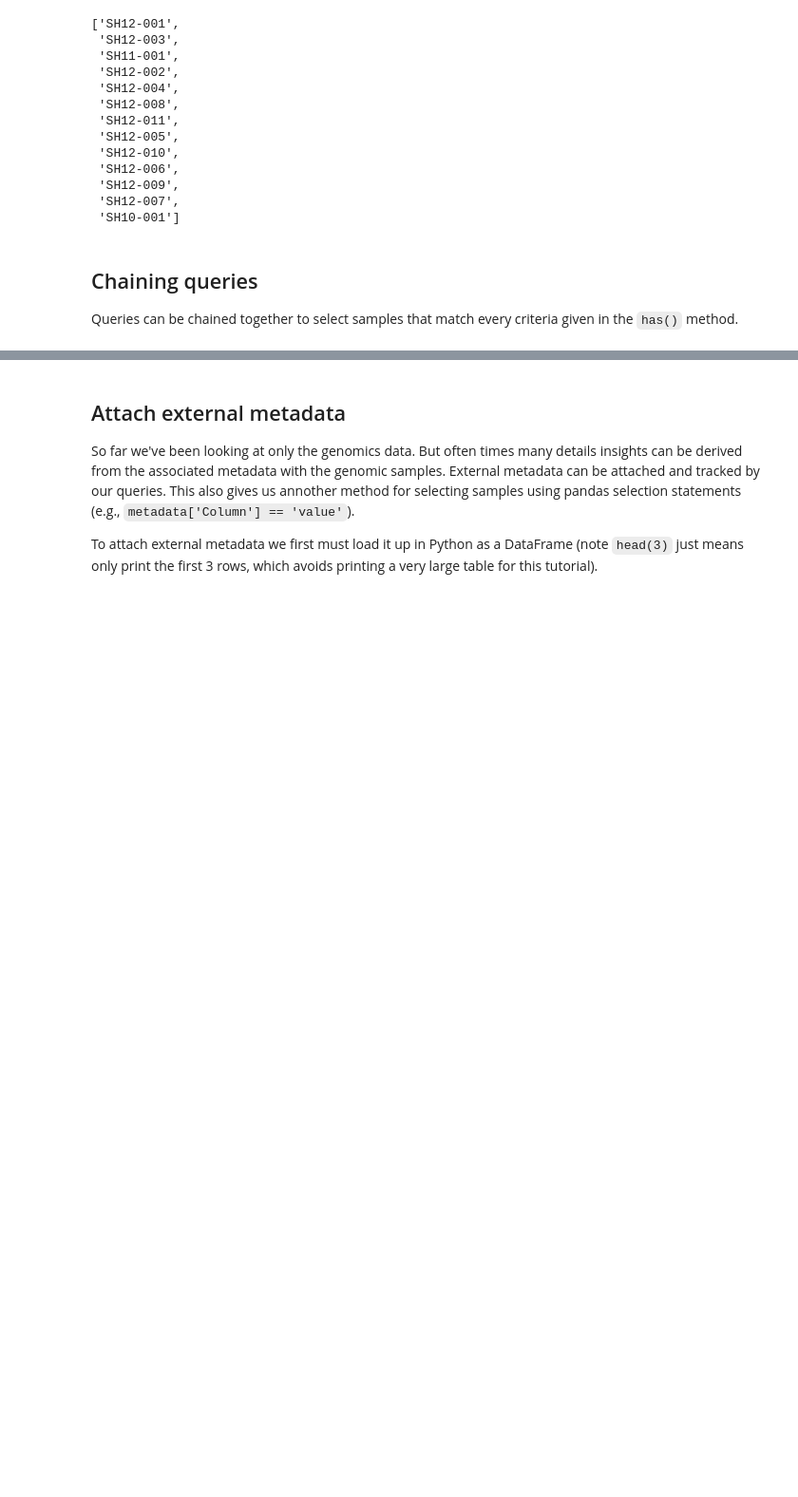
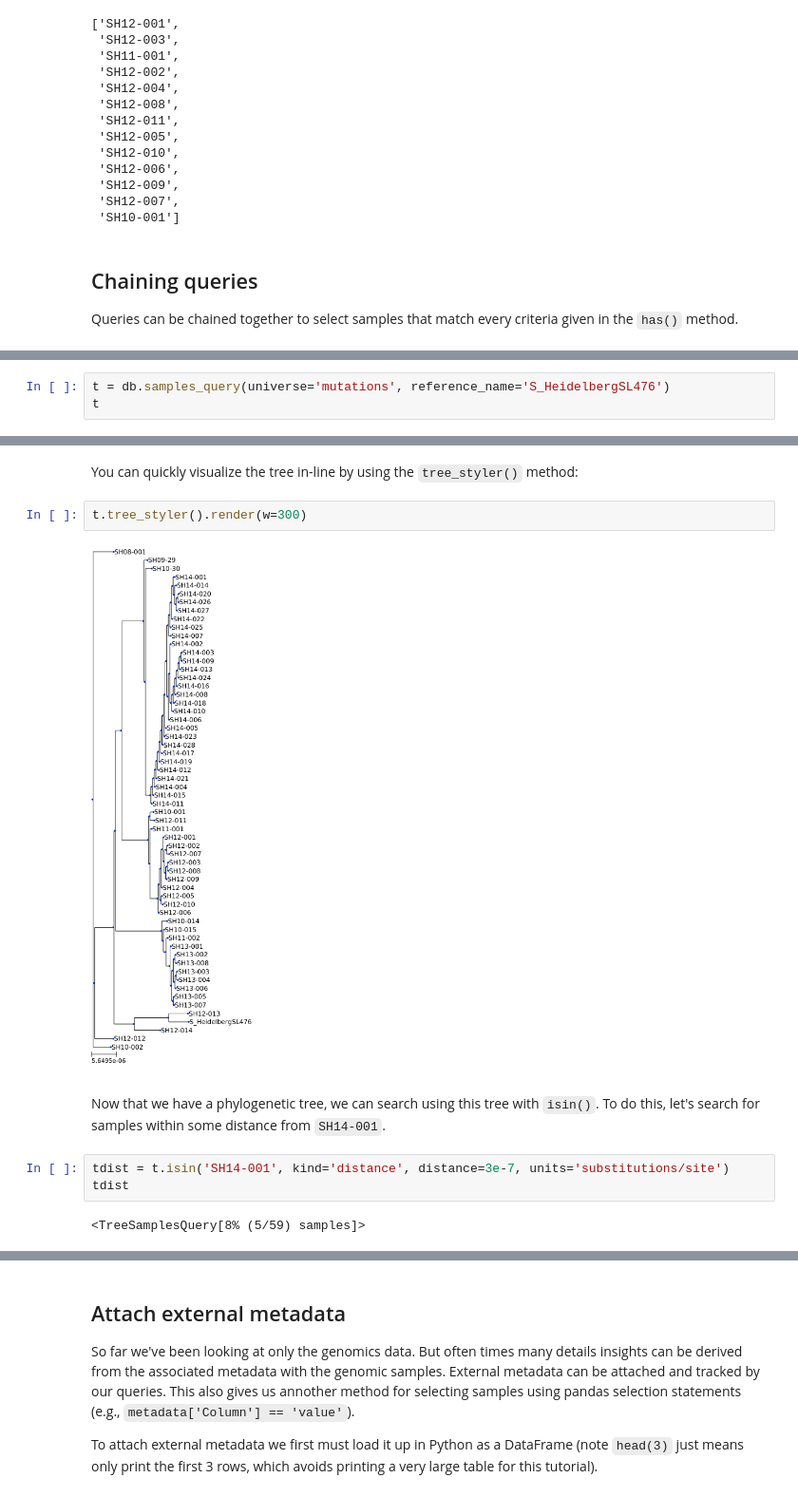
Before and after one commit to apetkau/genomics-data-index, a Jupyter notebook: docs/tutorial/tutorial-1-salmonella.ipynb, the cells around one changed output, grey strips where cells are left out. Shown: that part at 95% size. Drawn from its saved outputs; the diff is of its cells as text; blank space fills up the shorter version.

```diff
--- a/docs/tutorial/tutorial-1-salmonella.ipynb
+++ b/docs/tutorial/tutorial-1-salmonella.ipynb
@@ -185,0 +219,3 @@ Queries are not limited to `has()`. We can also use `within()` to select samples
+# %%
+t = db.samples_query(universe='mutations', reference_name='S_HeidelbergSL476')
+t
@@ -185,0 +230,13 @@ Queries are not limited to `has()`. We can also use `within()` to select samples
+# %% [markdown]
+You can quickly visualize the tree in-line by using the `tree_styler()` method:
+# %%
+t.tree_styler().render(w=300)
+# %% [output]
+[figure, added]
+# %% [markdown]
+Now that we have a phylogenetic tree, we can search using this tree with `isin()`. To do this, let's search for samples within some distance from `SH14-001`.
+# %%
+tdist = t.isin('SH14-001', kind='distance', distance=3e-7, units='substitutions/site')
+tdist
+# %% [output]
+<TreeSamplesQuery[8% (5/59) samples]>
```
Also changed, not shown: parts of 36 cells of this notebook.
